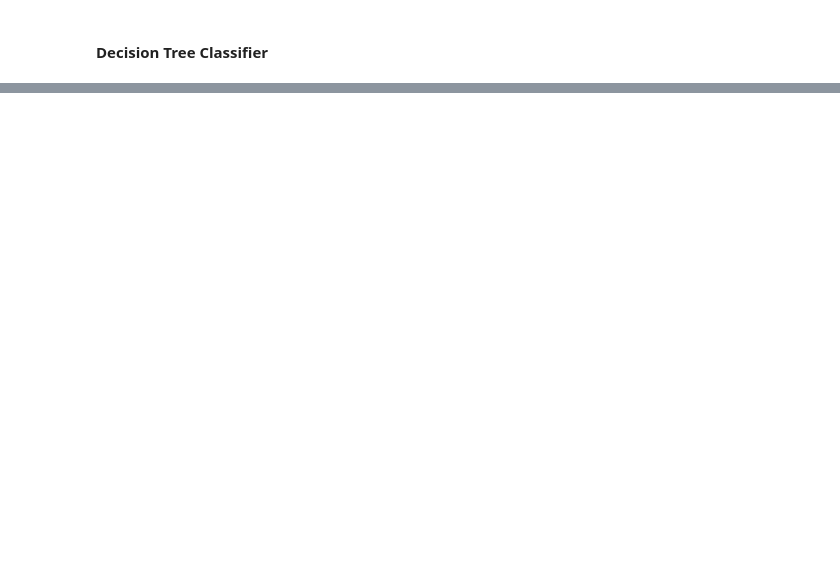
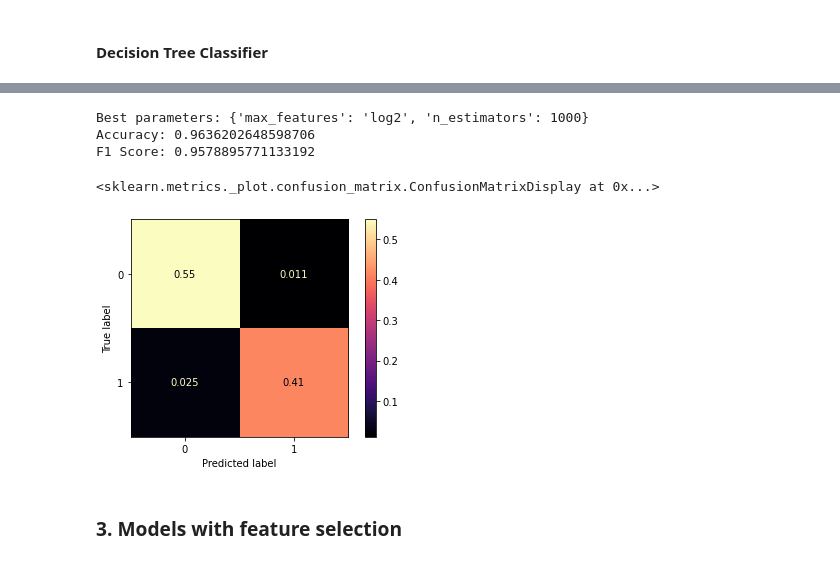
Before and after one commit to Dogecat0/kaggle_projects, a Jupyter notebook: kaggle_airline_passenger_satisfaction/airline_passenger_satisfaction_analysis.ipynb, the cells around one changed output, grey strips where cells are left out. Drawn from its saved outputs; the diff is of its cells as text; code cells hidden in the pictures; blank space fills up the shorter version.

```diff
--- a/kaggle_airline_passenger_satisfaction/airline_passenger_satisfaction_analysis.ipynb
+++ b/kaggle_airline_passenger_satisfaction/airline_passenger_satisfaction_analysis.ipynb
@@ -428,0 +449,8 @@ F1 Score: 0.8995240382516048
+# %%
+forest = RandomForestClassifier()
+param_grid_forest = {'max_features': list(range(1,20)),
+                     'n_estimators': [10, 100, 1000],
+                     'max_features': ('sqrt', 'log2'),}
+cv = RepeatedStratifiedKFold(n_splits=6, n_repeats=3, random_state=1)
+gsf = GridSearchCV(forest, param_grid=param_grid_forest, cv=cv, verbose=1, n_jobs=-1)
+gsf.fit(X_train, y_train.values.ravel())
@@ -429,3 +464,16 @@ F1 Score: 0.8995240382516048
+# %%
+print('Best parameters:', gsf.best_params_)
+print('Accuracy:', metrics.accuracy_score(y_test, gsf.predict(X_test)))
+print('F1 Score:', metrics.f1_score(y_test, gsf.predict(X_test)))
+metrics.plot_confusion_matrix(gsf, X_test, y_test,cmap=plt.cm.magma, normalize = 'all')
+# %% [output]
+Best parameters: {'max_features': 'log2', 'n_estimators': 1000}
+Accuracy: 0.9636202648598706
+F1 Score: 0.9578895771133192
+<sklearn.metrics._plot.confusion_matrix.ConfusionMatrixDisplay at 0x...>
+[figure, added]
+# %% [markdown]
+### **3. Models with feature selection**
 # %%
 # Further plan
 # Planning on learning more model types for better training and result comparison, plus learning hyperparameter tuning for higher accuracy of the models.
```
Also changed, not shown: parts of 18 cells of this notebook, 1 other file.
